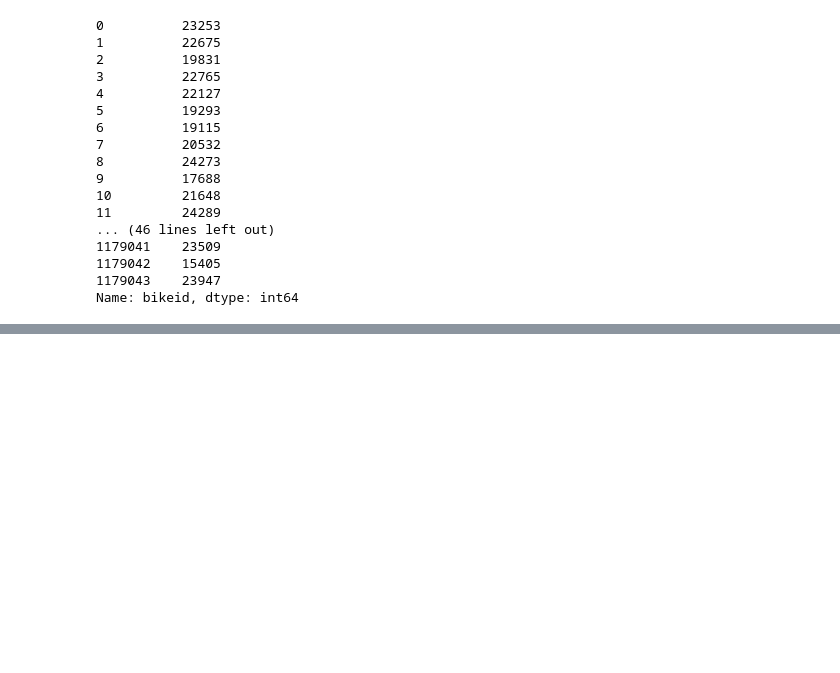
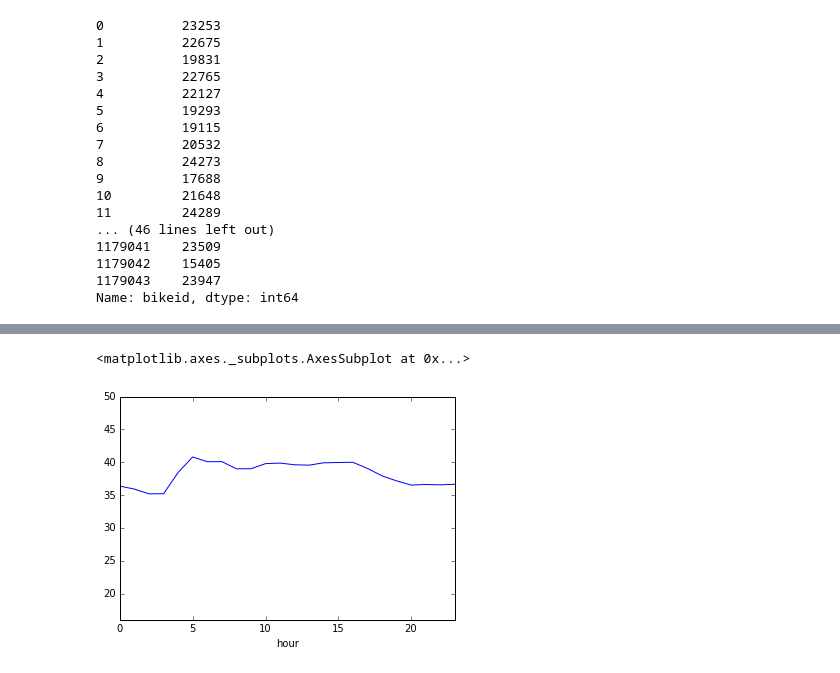
Before and after one commit to dvndrsn/citibike, a Jupyter notebook: Citibike2.ipynb, the cells around one changed output, grey strips where cells are left out. Cells and saved outputs as stored; diff of their text form; code cells hidden in the pictures; blank space fills up the shorter version.

Commit message:
added some more analysis and charts for late night and mph data

```diff
--- a/Citibike2.ipynb
+++ b/Citibike2.ipynb
@@ -321,3 +321,4 @@ df.bikeid
 Name: bikeid, dtype: int64
 # %%
 # average birth year by hour, exclude rediculous people (before 1940)
+df['age'] = 2016 - df['birth year']
@@ -323,0 +334,6 @@ Name: bikeid, dtype: int64
+# %%
+
+df[df.age < 75].groupby('hour').agg({'age': np.mean, 'hour': np.size})['age'].plot(ylim=[16,50])
+# %% [output]
+<matplotlib.axes._subplots.AxesSubplot at 0x...>
+[figure, added]
```
Also changed, not shown: parts of 5 cells of this notebook.
